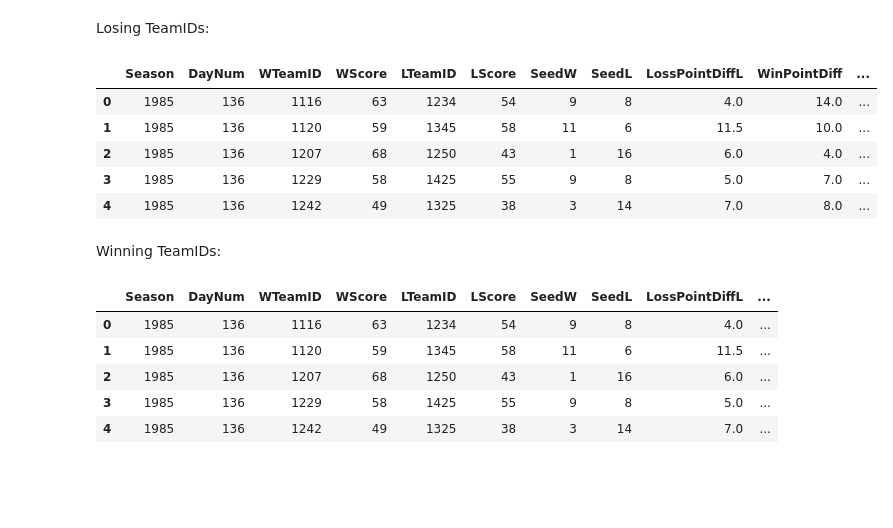
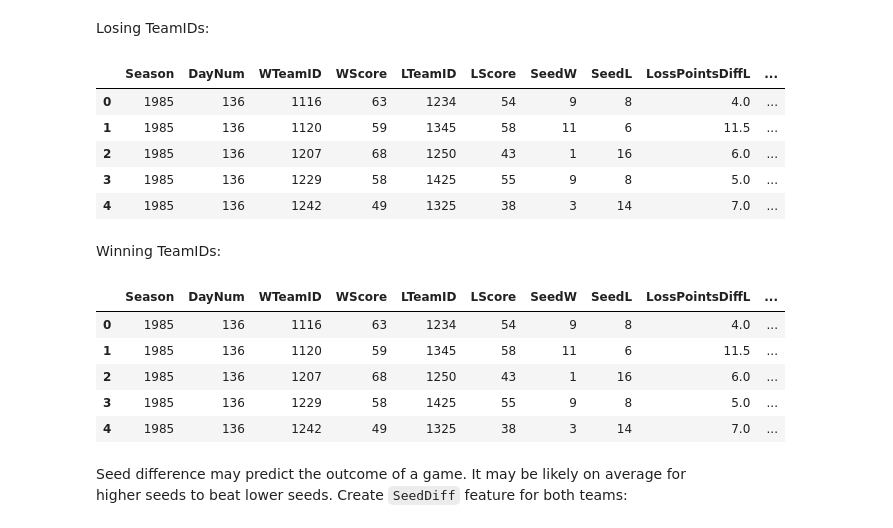
Before and after one commit to yanezdavid/march-madness-2023, a Jupyter notebook: predictions.ipynb, the cells around one changed output. Cells and saved outputs as stored; diff of their text form; code cells hidden in the pictures; blank space fills up the shorter version.

````diff
--- a/predictions.ipynb
+++ b/predictions.ipynb
@@ -245,7 +251,7 @@ median_win_point_diff.head()
 **Median Loss Point Differential:**
 # %%
 median_loss_point_diff = df_regular_season_results.groupby(["Season", "LTeamID"]).median() # median instead of mean to better filter outliers
-median_loss_point_diff = median_loss_point_diff.reset_index()[["Season", "LTeamID", "PointDiff"]].rename(columns={"LTeamID" : "TeamID", "PointDiff" : "LossPointDiff"})
+median_loss_point_diff = median_loss_point_diff.reset_index()[["Season", "LTeamID", "PointDiff"]].rename(columns={"LTeamID" : "TeamID", "PointDiff" : "LossPointsDiff"})
 
 median_loss_point_diff.head()
 # %% [output]
@@ -369,7 +375,7 @@ df_compact_results_concat.head()
 # %% [markdown]
 Merge winning seeds with compact results:
 # %%
-df_merge = pd.merge(
+df = pd.merge(
     df_compact_results_concat,
     df_tourney_seeds,
     how="left",
@@ -377,7 +383,7 @@ df_merge = pd.merge(
     right_on=["Season", "TeamID"]
 ).drop(columns="TeamID").rename(columns={"Seed": "SeedW"})
 
-df_merge.head()
+df.head()
 # %% [output]
 |  | Season | DayNum | WTeamID | WScore | LTeamID | LScore | SeedW |
 | 0 | 1985 | 136 | 1116 | 63 | 1234 | 54 | X09 |
@@ -388,15 +394,15 @@ df_merge.head()
 # %% [markdown]
 Merge losing seeds with compact results:
 # %%
-df_merge = pd.merge(
-    df_merge,
+df = pd.merge(
+    df,
     df_tourney_seeds,
     how="left",
     left_on=["Season", "LTeamID"],
     right_on=["Season", "TeamID"]
 ).drop(columns="TeamID").rename(columns={"Seed": "SeedL"})
 
-df_merge.head()
+df.head()
 # %% [output]
 |  | Season | DayNum | WTeamID | WScore | LTeamID | LScore | SeedW | SeedL |
 | 0 | 1985 | 136 | 1116 | 63 | 1234 | 54 | X09 | X08 |
@@ -423,10 +427,10 @@ def format_seeds(seed):
 # %% [markdown]
 Reformat ```SeedL``` & ```SeedW```:
 # %%
-df_merge["SeedL"] = df_merge["SeedL"].apply(format_seeds)
-df_merge["SeedW"] = df_merge["SeedW"].apply(format_seeds)
+df["SeedL"] = df["SeedL"].apply(format_seeds)
+df["SeedW"] = df["SeedW"].apply(format_seeds)
 
-df_merge.head()
+df.head()
 # %% [output]
 |  | Season | DayNum | WTeamID | WScore | LTeamID | LScore | SeedW | SeedL |
 | 0 | 1985 | 136 | 1116 | 63 | 1234 | 54 | 9 | 8 |
@@ -439,44 +443,46 @@
 # %% [markdown]
 Losing TeamIDs:
 # %%
-df_merge = pd.merge(
-    df_merge,
+df = pd.merge(
+    df,
     df_regular_season_merged,
     how="left",
     left_on=["Season", "LTeamID"],
     right_on=["Season", "TeamID"]
-).rename(columns={"LossPointDiff" : "LossPointDiffL",
+).rename(columns={"LossPointsDiff" : "LossPointsDiffL",
                   "WinPointsDiff" : "WinPointsDiffL",
                   "WinRate" : "WinRateL"}
 ).drop(columns="TeamID")
 
-df_merge.head()
+df.head()
 # %% [output]
-|  | Season | DayNum | WTeamID | WScore | LTeamID | LScore | SeedW | SeedL | LossPointDiffL | WinPointDiff | ... |
-| 0 | 1985 | 136 | 1116 | 63 | 1234 | 54 | 9 | 8 | 4.0 | 14.0 | ... |
-| 1 | 1985 | 136 | 1120 | 59 | 1345 | 58 | 11 | 6 | 11.5 | 10.0 | ... |
-| 2 | 1985 | 136 | 1207 | 68 | 1250 | 43 | 1 | 16 | 6.0 | 4.0 | ... |
-| 3 | 1985 | 136 | 1229 | 58 | 1425 | 55 | 9 | 8 | 5.0 | 7.0 | ... |
-| 4 | 1985 | 136 | 1242 | 49 | 1325 | 38 | 3 | 14 | 7.0 | 8.0 | ... |
+|  | Season | DayNum | WTeamID | WScore | LTeamID | LScore | SeedW | SeedL | LossPointsDiffL | ... |
+| 0 | 1985 | 136 | 1116 | 63 | 1234 | 54 | 9 | 8 | 4.0 | ... |
+| 1 | 1985 | 136 | 1120 | 59 | 1345 | 58 | 11 | 6 | 11.5 | ... |
+| 2 | 1985 | 136 | 1207 | 68 | 1250 | 43 | 1 | 16 | 6.0 | ... |
+| 3 | 1985 | 136 | 1229 | 58 | 1425 | 55 | 9 | 8 | 5.0 | ... |
+| 4 | 1985 | 136 | 1242 | 49 | 1325 | 38 | 3 | 14 | 7.0 | ... |
 # %% [markdown]
 Winning TeamIDs:
 # %%
-df_merge = pd.merge(
-    df_merge,
+df = pd.merge(
+    df,
     df_regular_season_merged,
     how="left",
     left_on=["Season", "WTeamID"],
     right_on=["Season", "TeamID"]
-).rename(columns={"LossPointDiff" : "LossPointDiffW",
+).rename(columns={"LossPointsDiff" : "LossPointsDiffW",
                   "WinPointsDiff" : "WinPointsDiffW",
                   "WinRate" : "WinRateW"}
 ).drop(columns="TeamID")
 
-df_merge.head()
+df.head()
 # %% [output]
-|  | Season | DayNum | WTeamID | WScore | LTeamID | LScore | SeedW | SeedL | LossPointDiffL | ... |
+|  | Season | DayNum | WTeamID | WScore | LTeamID | LScore | SeedW | SeedL | LossPointsDiffL | ... |
 | 0 | 1985 | 136 | 1116 | 63 | 1234 | 54 | 9 | 8 | 4.0 | ... |
 | 1 | 1985 | 136 | 1120 | 59 | 1345 | 58 | 11 | 6 | 11.5 | ... |
 | 2 | 1985 | 136 | 1207 | 68 | 1250 | 43 | 1 | 16 | 6.0 | ... |
 | 3 | 1985 | 136 | 1229 | 58 | 1425 | 55 | 9 | 8 | 5.0 | ... |
 | 4 | 1985 | 136 | 1242 | 49 | 1325 | 38 | 3 | 14 | 7.0 | ... |
+# %% [markdown]
+Seed difference may predict the outcome of a game. It may be likely on average for higher seeds to beat lower seeds. Create ```SeedDiff``` feature for both teams:
````
Also changed, not shown: parts of 28 cells of this notebook.
